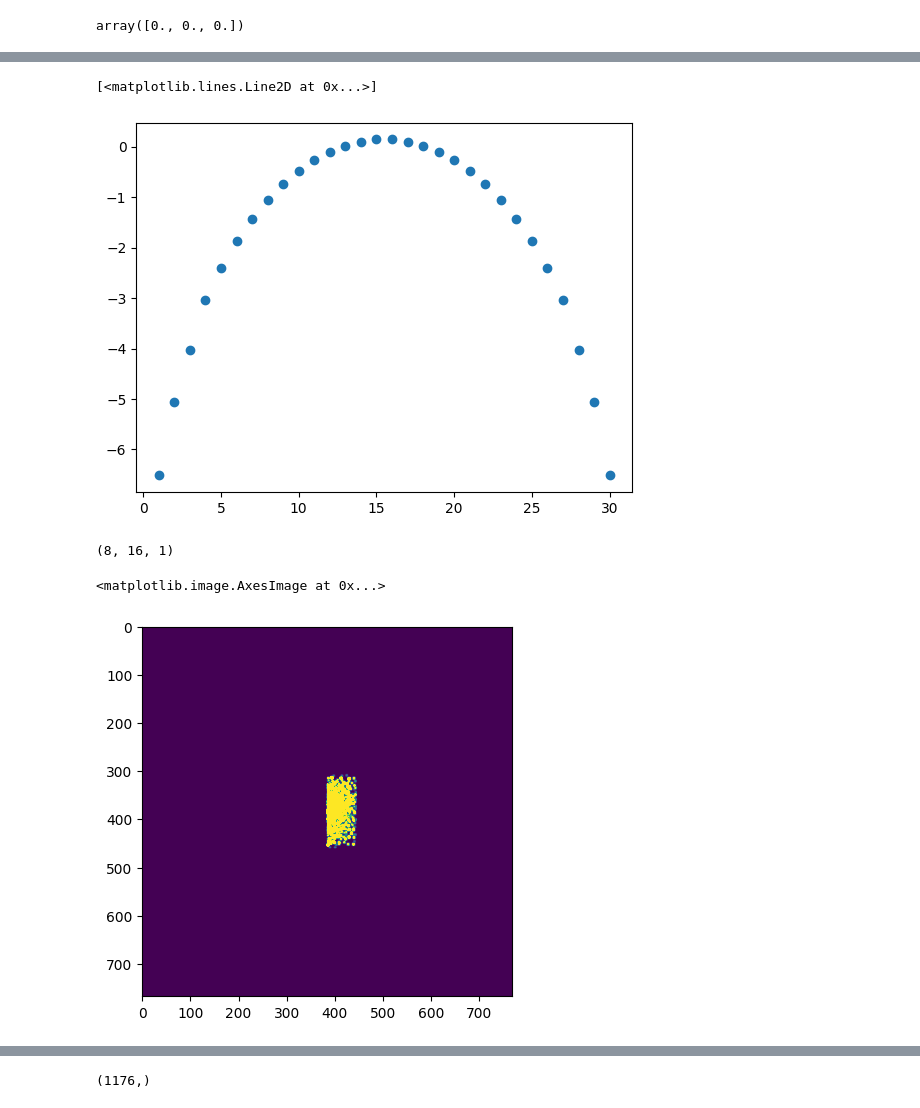
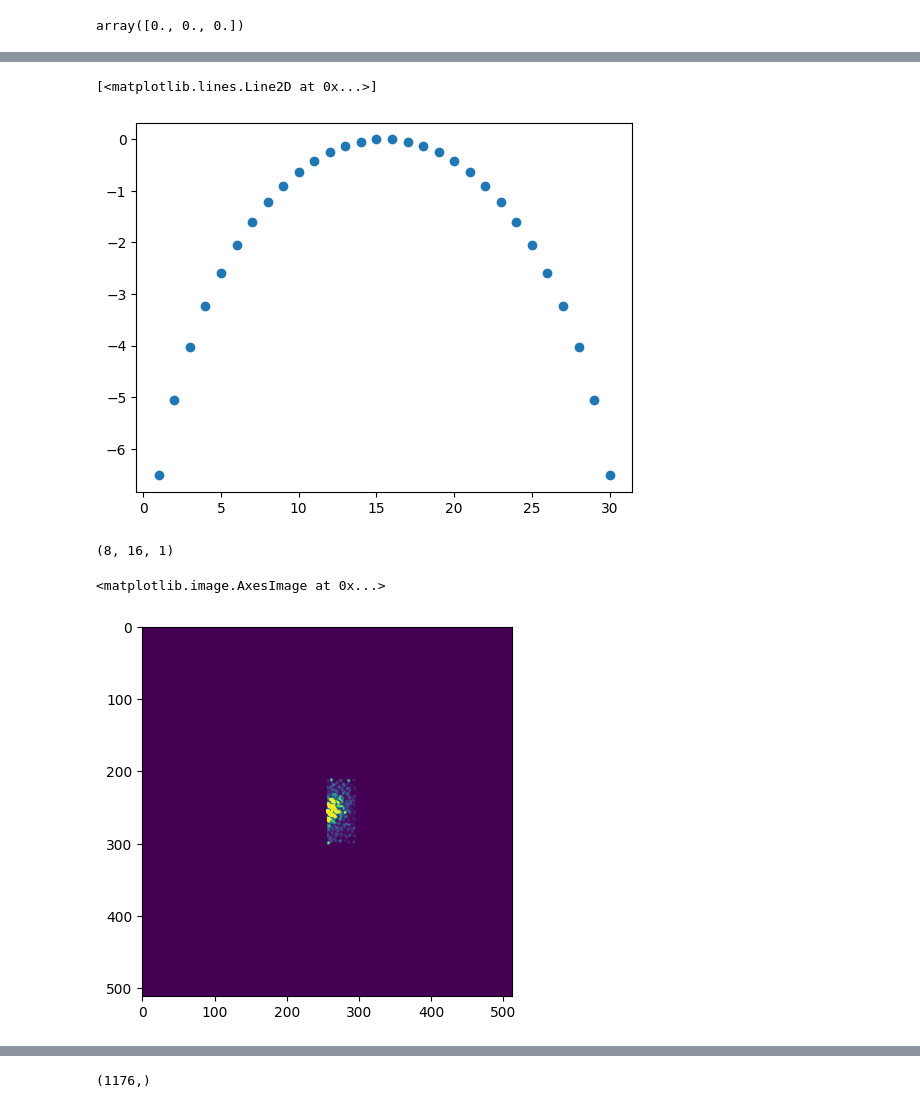
Before and after one commit to peijin94/FastMediumWell, a Jupyter notebook: griddingTest.ipynb, the cells around one changed output, grey strips where cells are left out. Cells and saved outputs as stored; diff of their text form; code cells hidden in the pictures.

```diff
--- a/griddingTest.ipynb
+++ b/griddingTest.ipynb
@@ -46,9 +46,9 @@ I_real = stokes_I_this_scan.real
 I_imag = stokes_I_this_scan.imag
 
 image_size = 256
-cell =  60 # asec
+cell =  40 # asec
 
-nx = np.int32(3*image_size)
+nx = np.int32(2*image_size)
 n_offset = np.int32((nx-image_size)/2)
 arc2rad = np.float32(np.pi / 180. / 3600.)
 
@@ -73,9 +73,9 @@ gcount = u_inp.shape[0]
 from FastMediumWell import gcf
 
 
-WIDTH= 8
+WIDTH= 6
 NCGF= 32
-HWIDTH= 4
+HWIDTH= 3
 convGridFuncTab = gcf(NCGF, WIDTH)
 plt.plot(np.log(np.abs(convGridFuncTab)), 'o')
 
@@ -84,7 +84,7 @@ plt.plot(np.log(np.abs(convGridFuncTab)), 'o')
 # Schwab 1984
 # %% [output]
 [<matplotlib.lines.Line2D at 0x...>]
-[figure, old version]
+[figure, new version]
 # %%
 blocksize_2D = (8, 16, 1)
 gridsize_2D = (np.int32(np.ceil(1. * nx / blocksize_2D[0])),1)
@@ -117,10 +117,10 @@ for n in range(1):
 # synchronize
 cupy.cuda.Device().synchronize()
 # %%
-plt.imshow((np.abs(d_grd.get())),vmax=30e3)
+plt.imshow((np.abs(d_grd.get())),vmax=5e5)
 # %% [output]
 <matplotlib.image.AxesImage at 0x...>
-[figure, old version]
+[figure, new version]
 # %%
 plt.imshow((np.angle(d_grd.get())))
 # %% [output]
```
Also changed, not shown: parts of 14 cells of this notebook, 1 other file.
